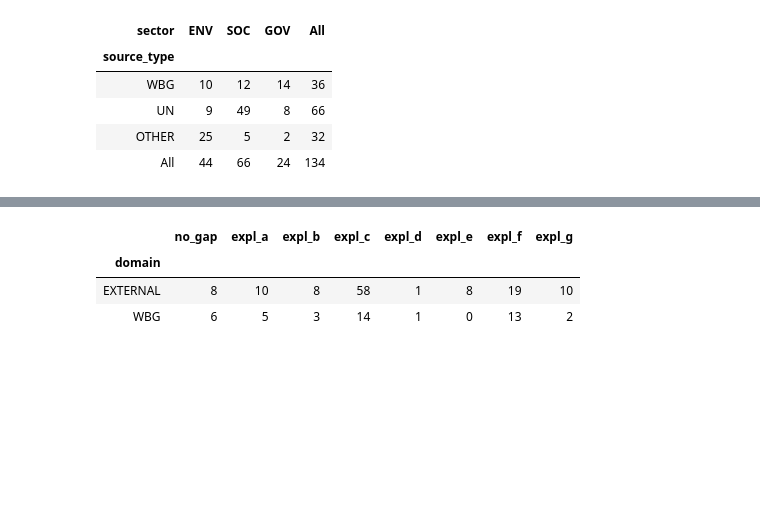
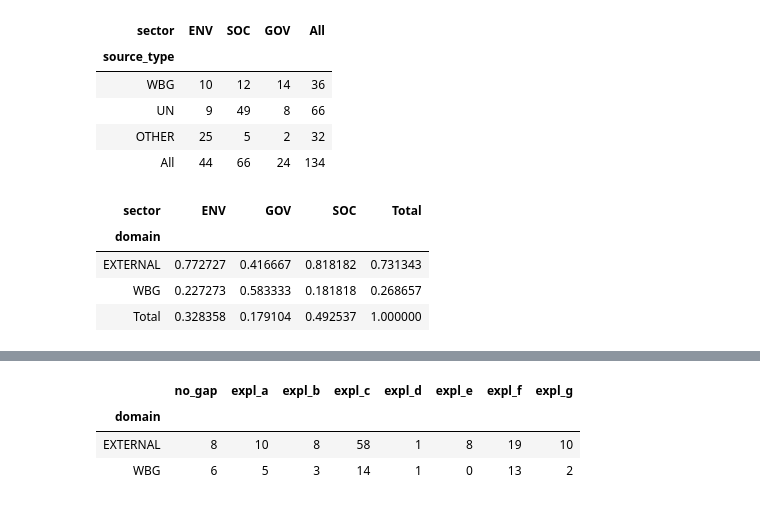
Before and after one commit to worldbank/ESG_gaps_research, a Jupyter notebook: python/summary-analysis.ipynb, the cells around one changed output, grey strips where cells are left out. Drawn from its saved outputs; the diff is of its cells as text; code cells hidden in the pictures; blank space fills up the shorter version.

```diff
--- a/python/summary-analysis.ipynb
+++ b/python/summary-analysis.ipynb
@@ -92,3 +33,21 @@ esg.pivot_table(index='source_type',columns='sector', aggfunc='count',values='ce
 | UN | 9 | 49 | 8 | 66 |
 | OTHER | 25 | 5 | 2 | 32 |
 | All | 44 | 66 | 24 | 134 |
+# %%
+# create a summary table in percentage terms
+pt = esg.pivot_table(index='domain',columns='sector', aggfunc='count',values='cetsid')
+pt['Total'] = pt.sum(axis=1)
+pt
+
+work = pt.copy()
+for i in pt.columns:
+    work[i] = pt[i] / pt[i].sum()
+
+work.loc['Total'] = pt.sum() / pt.sum()['Total']
+work
+# %% [output]
+| sector | ENV | GOV | SOC | Total |
+| domain |  |  |  |  |
+| EXTERNAL | 0.772727 | 0.416667 | 0.818182 | 0.731343 |
+| WBG | 0.227273 | 0.583333 | 0.181818 | 0.268657 |
+| Total | 0.328358 | 0.179104 | 0.492537 | 1.000000 |
```
Also changed, not shown: parts of 10 cells of this notebook, 1 other file.
